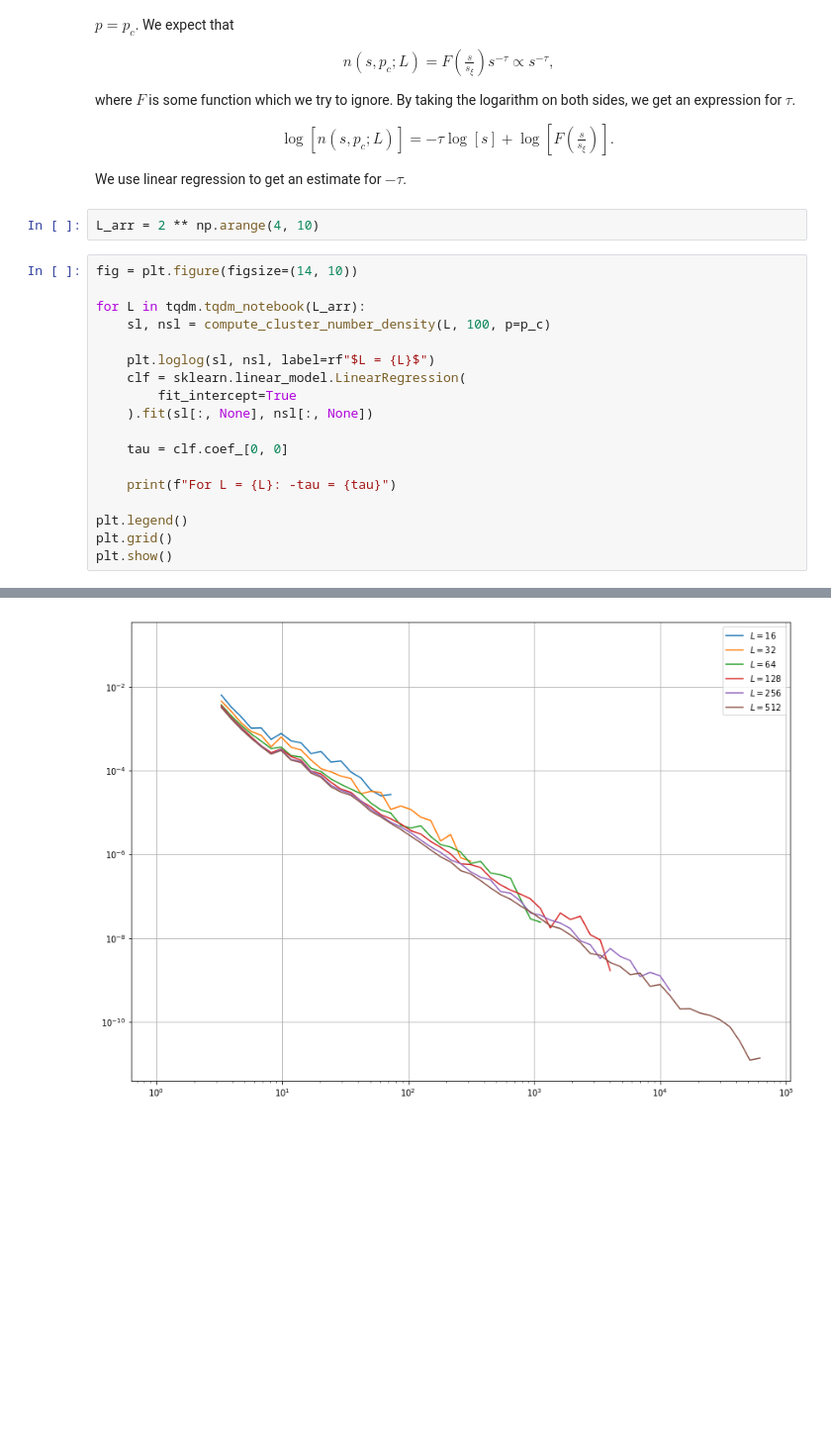
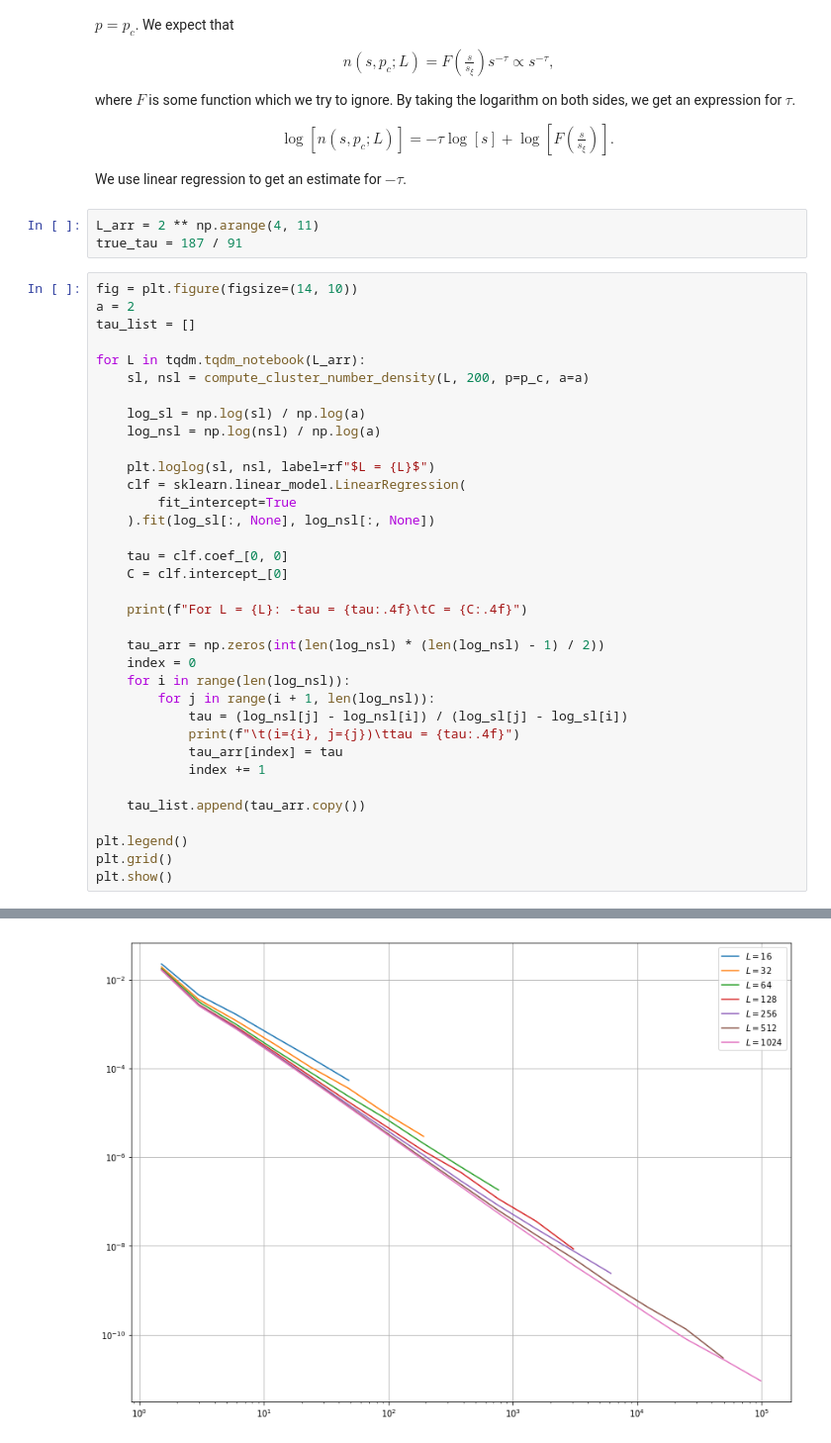
Before and after one commit to Schoyen/FYS4460, a Jupyter notebook: project-3/cluster-number-density.ipynb, the cells around one changed output, grey strips where cells are left out. Shown at 99% size. Saved outputs shown, nothing was run; the diff lists cells and outputs as text; blank space fills up the shorter version.

```diff
--- a/project-3/cluster-number-density.ipynb
+++ b/project-3/cluster-number-density.ipynb
@@ -128,21 +131,39 @@ By taking the logarithm on both sides, we get an expression for $\tau$.
 \end{gather}
 We use linear regression to get an estimate for $-\tau$.
 # %%
-L_arr = 2 ** np.arange(4, 10)
+L_arr = 2 ** np.arange(4, 11)
+true_tau = 187 / 91
 # %%
 fig = plt.figure(figsize=(14, 10))
+a = 2
+tau_list = []
 
 for L in tqdm.tqdm_notebook(L_arr):
-    sl, nsl = compute_cluster_number_density(L, 100, p=p_c)
+    sl, nsl = compute_cluster_number_density(L, 200, p=p_c, a=a)
+
+    log_sl = np.log(sl) / np.log(a)
+    log_nsl = np.log(nsl) / np.log(a)
 
     plt.loglog(sl, nsl, label=rf"$L = {L}$")
     clf = sklearn.linear_model.LinearRegression(
         fit_intercept=True
-    ).fit(sl[:, None], nsl[:, None])
+    ).fit(log_sl[:, None], log_nsl[:, None])
 
     tau = clf.coef_[0, 0]
+    C = clf.intercept_[0]
 
-    print(f"For L = {L}: -tau = {tau}")
+    print(f"For L = {L}: -tau = {tau:.4f}\tC = {C:.4f}")
+
+    tau_arr = np.zeros(int(len(log_nsl) * (len(log_nsl) - 1) / 2))
+    index = 0
+    for i in range(len(log_nsl)):
+        for j in range(i + 1, len(log_nsl)):
+            tau = (log_nsl[j] - log_nsl[i]) / (log_sl[j] - log_sl[i])
+            print(f"\t(i={i}, j={j})\ttau = {tau:.4f}")
+            tau_arr[index] = tau
+            index += 1
+
+    tau_list.append(tau_arr.copy())
 
 plt.legend()
 plt.grid()
@@ -157 +190 @@ For L = 512: -tau = -5.9219424295488865e-08
-[figure, old version]
+[figure, new version]
```
Also changed, not shown: parts of 7 cells of this notebook.
